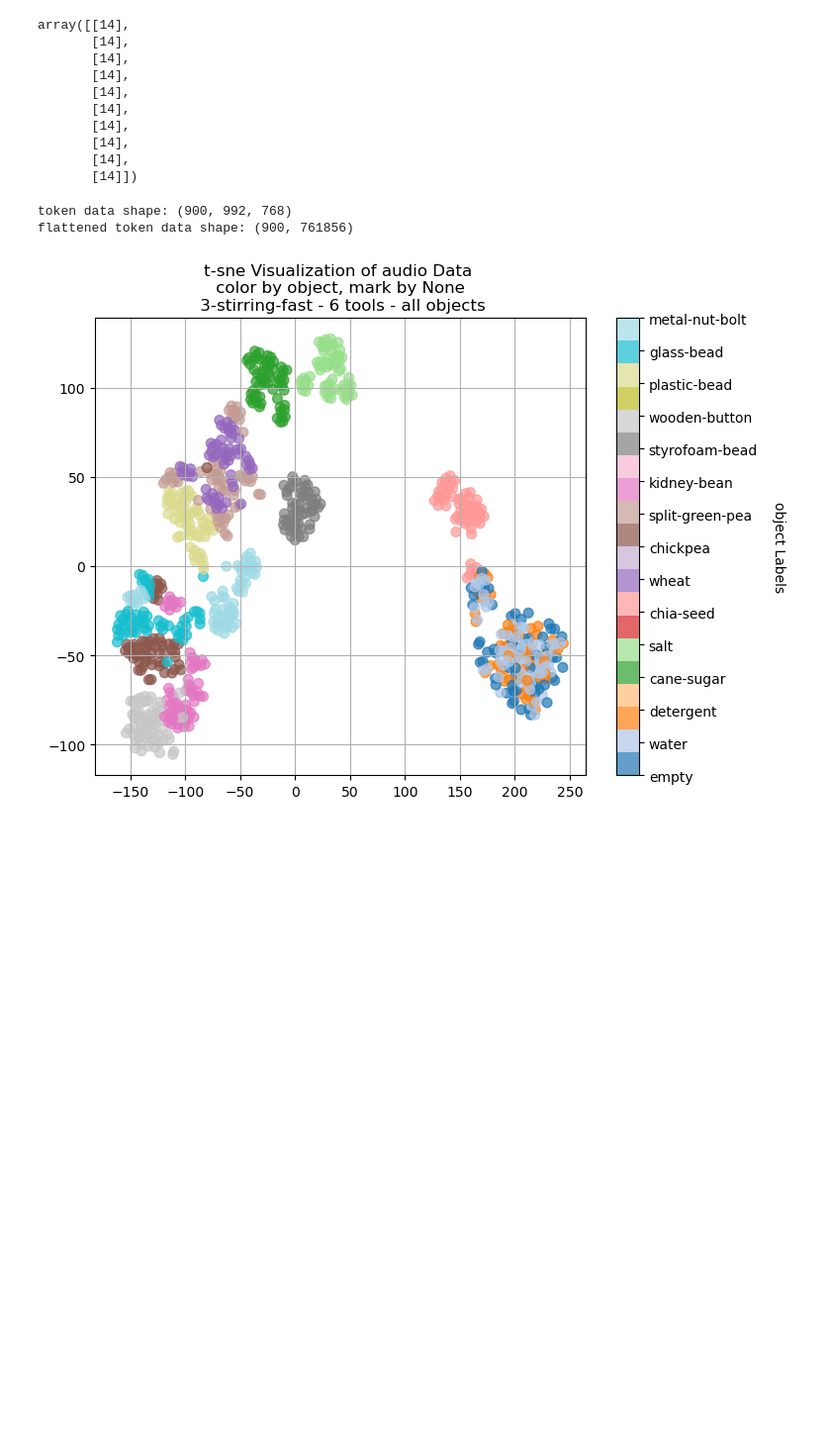
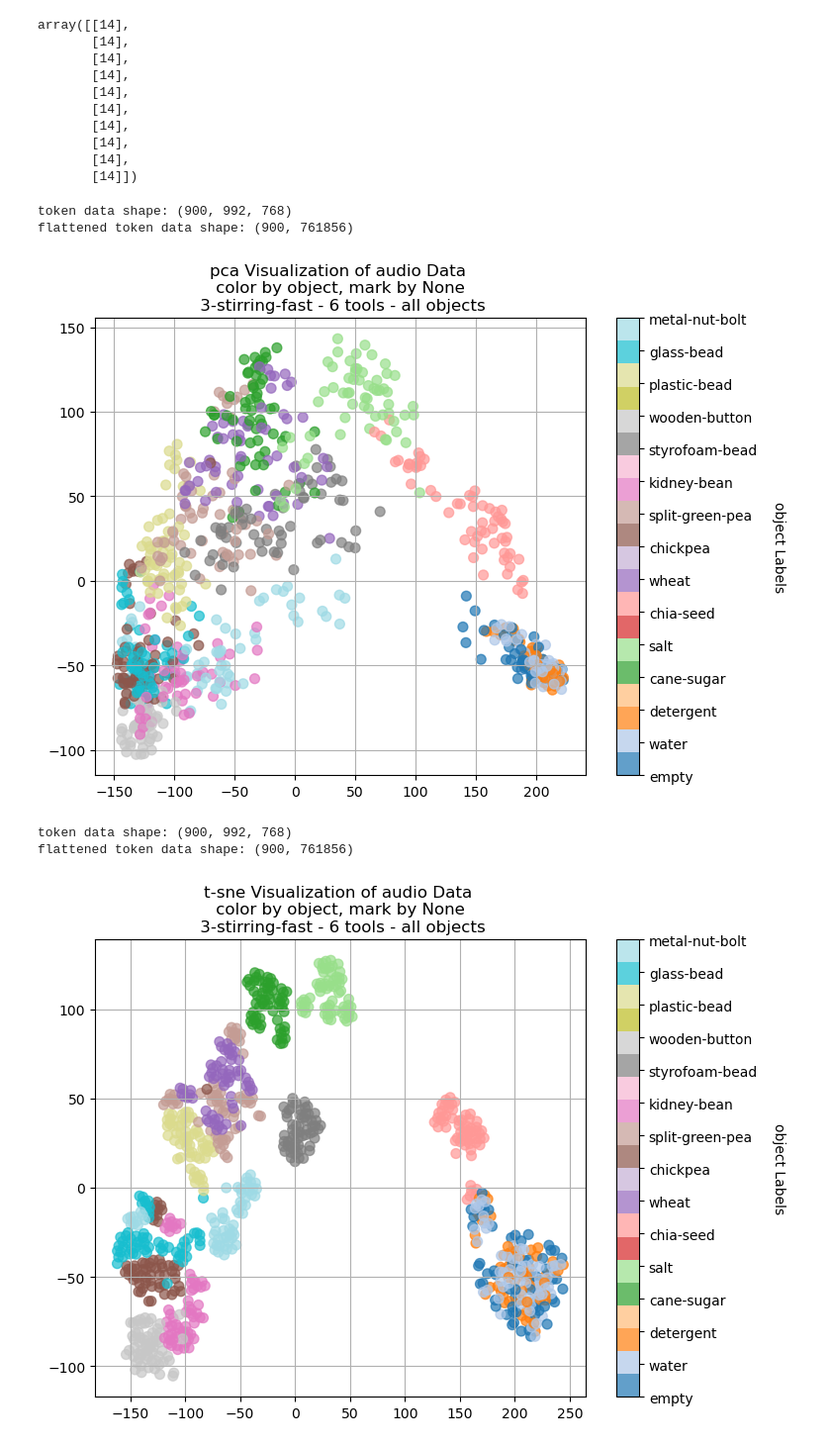
Before and after one commit to ZhengyanHuan/Tool-Knowledge-Transfer, a Jupyter notebook: data/data_viz.ipynb, the cells around one changed output. Shown at 99% size. Cells and saved outputs as stored; diff of their text form; code cells hidden in the pictures; blank space fills up the shorter version.

```diff
--- a/data/data_viz.ipynb
+++ b/data/data_viz.ipynb
@@ -416,6 +435,13 @@ array([[14],
        [14],
        [14],
        [14]])
+# %%
+visualize_in_2d(method="pca", color_by="object", robot_data=robot, token_dim=None,
+                tools=all_tools, object_list=all_object_list, behaviors=behaviors, modality=modality)
+# %% [output]
+token data shape: (900, 992, 768)
+flattened token data shape: (900, 761856)
+[figure, added]
 # %%
 visualize_in_2d(method="t-sne", color_by="object", robot_data=robot, token_dim=None,
                 tools=all_tools, object_list=all_object_list, behaviors=behaviors, modality=modality)
```
Also changed, not shown: parts of 14 cells of this notebook.
